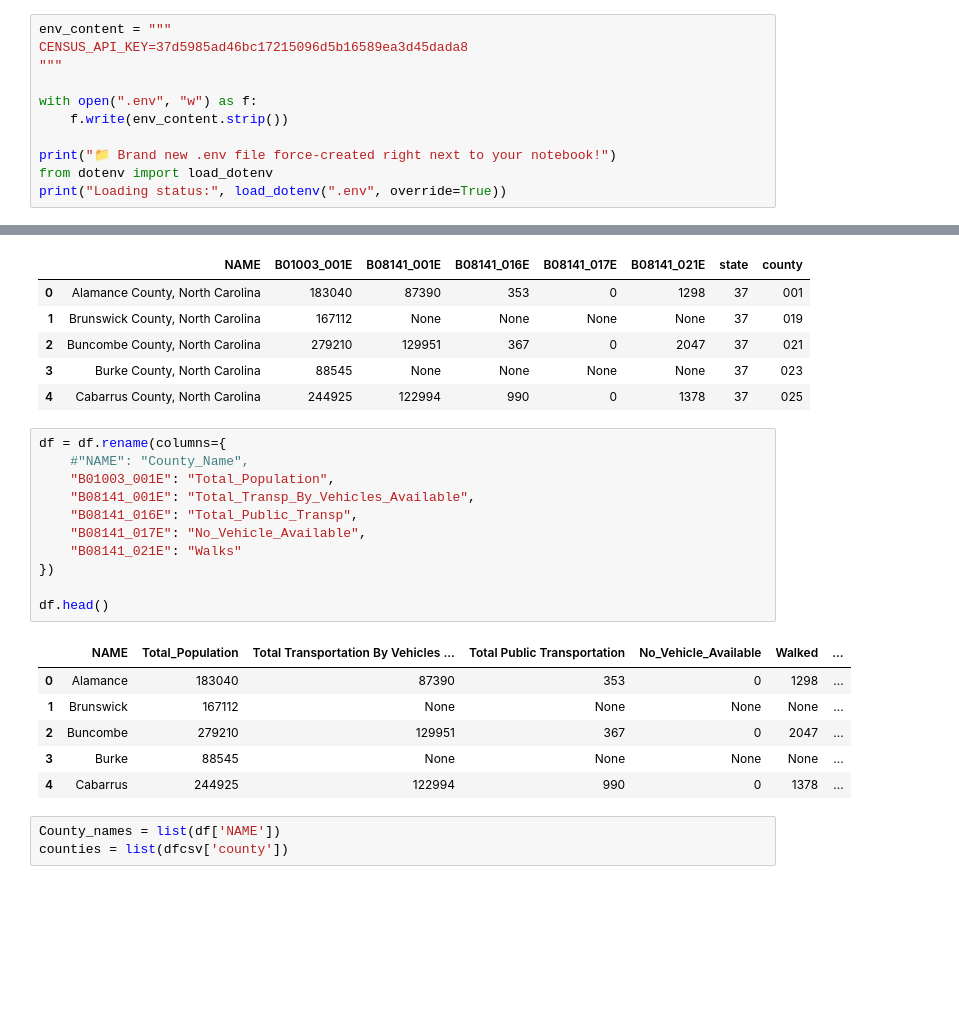
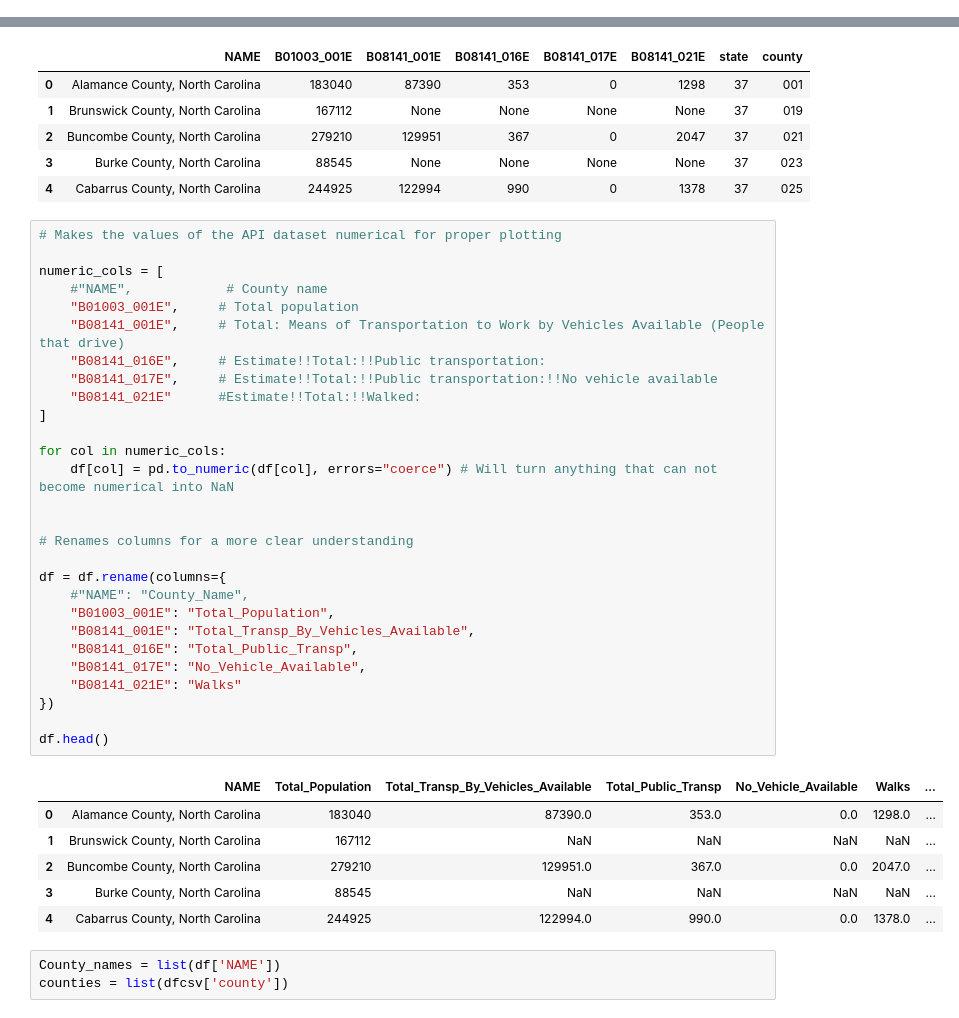
Before and after one commit to allisonbri/DataSciencePortfolio, a Jupyter notebook: PortfolioProject1.ipynb, the cells around one changed output, grey strips where cells are left out. Cells and saved outputs as stored; diff of their text form; blank space fills up the shorter version.

```diff
--- a/PortfolioProject1.ipynb
+++ b/PortfolioProject1.ipynb
@@ -12,14 +12,3 @@ import pandas as pd
 import matplotlib.pyplot as plt
 import seaborn as sns
 from dotenv import load_dotenv, find_dotenv
-# %%
-env_content = """
-CENSUS_API_KEY=37d5985ad46bc17215096d5b16589ea3d45dada8
-"""
-
-with open(".env", "w") as f:
-    f.write(env_content.strip())
-
-print("📁 Brand new .env file force-created right next to your notebook!")
-from dotenv import load_dotenv
-print("Loading status:", load_dotenv(".env", override=True))
@@ -128,23 +124,40 @@ df.head()
 | 3 | Burke County, North Carolina | 88545 | None | None | None | None | 37 | 023 |
 | 4 | Cabarrus County, North Carolina | 244925 | 122994 | 990 | 0 | 1378 | 37 | 025 |
 # %%
+# Makes the values of the API dataset numerical for proper plotting
+
+numeric_cols = [
+    #"NAME",            # County name
+    "B01003_001E",     # Total population
+    "B08141_001E",     # Total: Means of Transportation to Work by Vehicles Available (People that drive)
+    "B08141_016E",     # Estimate!!Total:!!Public transportation:
+    "B08141_017E",     # Estimate!!Total:!!Public transportation:!!No vehicle available
+    "B08141_021E"      #Estimate!!Total:!!Walked:
+]
+
+for col in numeric_cols:
+    df[col] = pd.to_numeric(df[col], errors="coerce") # Will turn anything that can not become numerical into NaN
+
+
+# Renames columns for a more clear understanding
+
 df = df.rename(columns={
     #"NAME": "County_Name",
     "B01003_001E": "Total_Population",
     "B08141_001E": "Total_Transp_By_Vehicles_Available",
     "B08141_016E": "Total_Public_Transp",
     "B08141_017E": "No_Vehicle_Available",
     "B08141_021E": "Walks"
 })
 
 df.head()
 # %% [output]
-|  | NAME | Total_Population | Total Transportation By Vehicles ... | Total Public Transportation | No_Vehicle_Available | Walked | ... |
-| 0 | Alamance | 183040 | 87390 | 353 | 0 | 1298 | ... |
-| 1 | Brunswick | 167112 | None | None | None | None | ... |
-| 2 | Buncombe | 279210 | 129951 | 367 | 0 | 2047 | ... |
-| 3 | Burke | 88545 | None | None | None | None | ... |
-| 4 | Cabarrus | 244925 | 122994 | 990 | 0 | 1378 | ... |
+|  | NAME | Total_Population | Total_Transp_By_Vehicles_Available | Total_Public_Transp | No_Vehicle_Available | Walks | ... |
+| 0 | Alamance County, North Carolina | 183040 | 87390.0 | 353.0 | 0.0 | 1298.0 | ... |
+| 1 | Brunswick County, North Carolina | 167112 | NaN | NaN | NaN | NaN | ... |
+| 2 | Buncombe County, North Carolina | 279210 | 129951.0 | 367.0 | 0.0 | 2047.0 | ... |
+| 3 | Burke County, North Carolina | 88545 | NaN | NaN | NaN | NaN | ... |
+| 4 | Cabarrus County, North Carolina | 244925 | 122994.0 | 990.0 | 0.0 | 1378.0 | ... |
 # %%
 County_names = list(df['NAME'])
 counties = list(dfcsv['county'])
```
Also changed, not shown: parts of 17 cells of this notebook, 1 other file.
